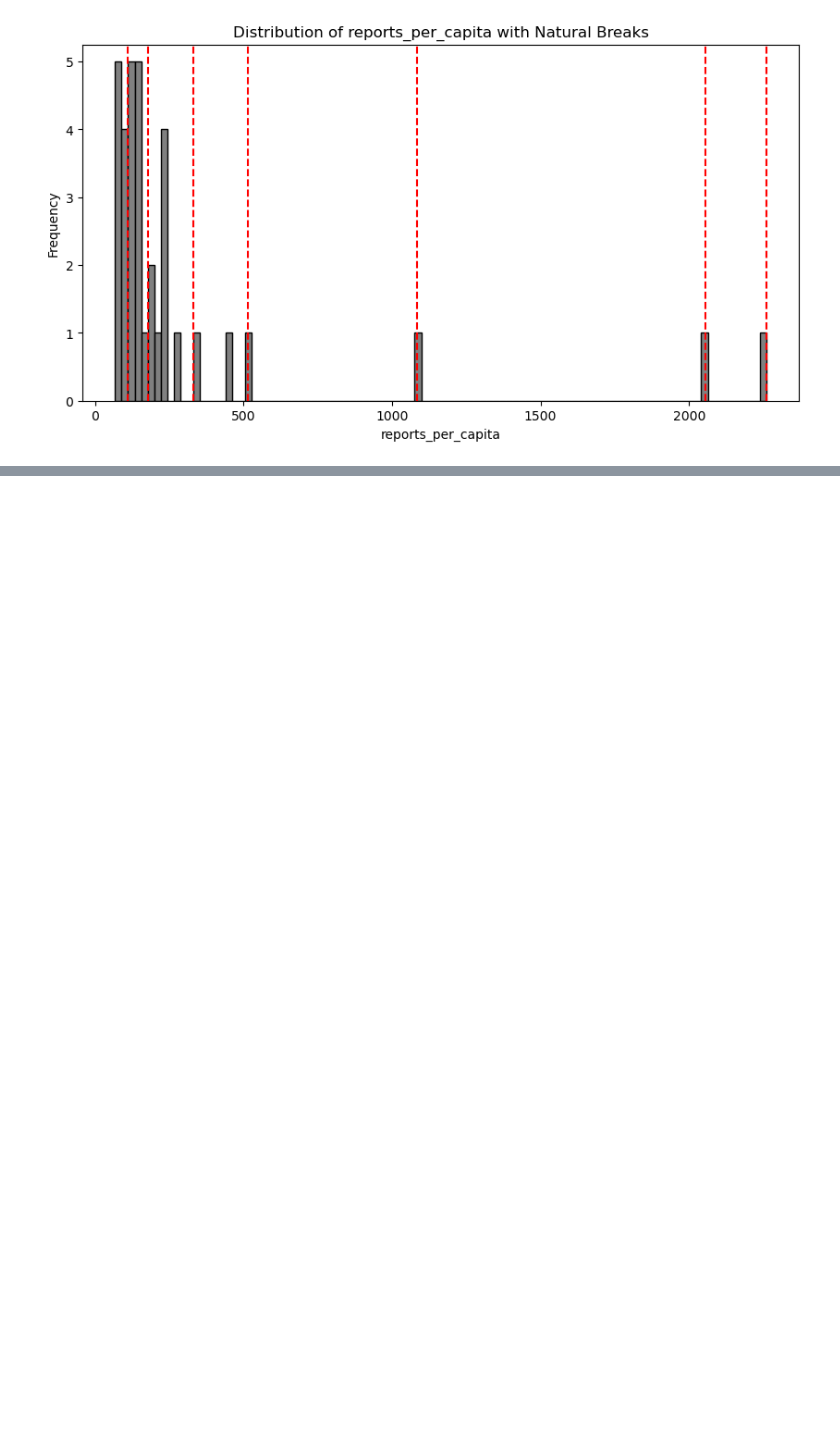
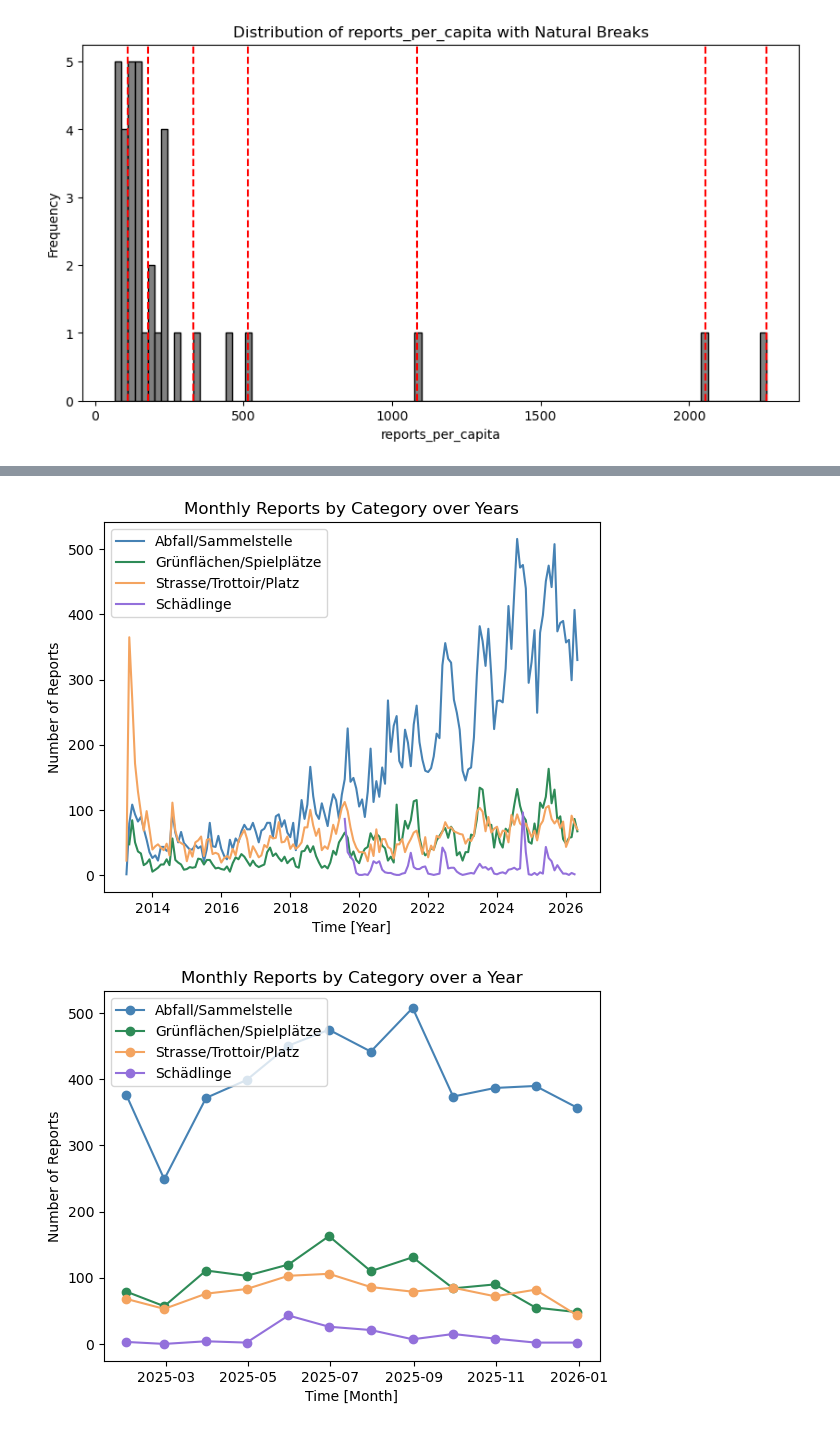
Before and after one commit to arisenn02/ESS341_Project_Arina_Senn, a Jupyter notebook: notebooks/new_zurich_urban_issues.ipynb, the cells around one changed output, grey strips where cells are left out. Saved outputs shown, nothing was run; the diff lists cells and outputs as text; code cells hidden in the pictures; blank space fills up the shorter version.

```diff
--- a/notebooks/new_zurich_urban_issues.ipynb
+++ b/notebooks/new_zurich_urban_issues.ipynb
@@ -147,0 +288,9 @@ functions.histogram_natural_breaks(reports_count_pop_gdf,column="reports_per_cap
+# %%
+# Visualize long-term temporal trends to identify structural changes over multiple years
+functions.plot_category_over_years(reports_gdf_with_neighborhoods_gdf,["Abfall/Sammelstelle","Grünflächen/Spielplätze","Strasse/Trottoir/Platz","Schädlinge"],time_column="Report_time", category_column="Category")
+
+# Visualize monthly variation within a year to identify seasonal patterns
+functions.plot_category_over_a_year(reports_gdf_with_neighborhoods_gdf,["Abfall/Sammelstelle","Grünflächen/Spielplätze","Strasse/Trottoir/Platz","Schädlinge"],time_column="Report_time",category_column="Category",year=2025)
+# %% [output]
+[figure, added]
+[figure, added]
```
Also changed, not shown: parts of 9 cells of this notebook, 2 other files.
